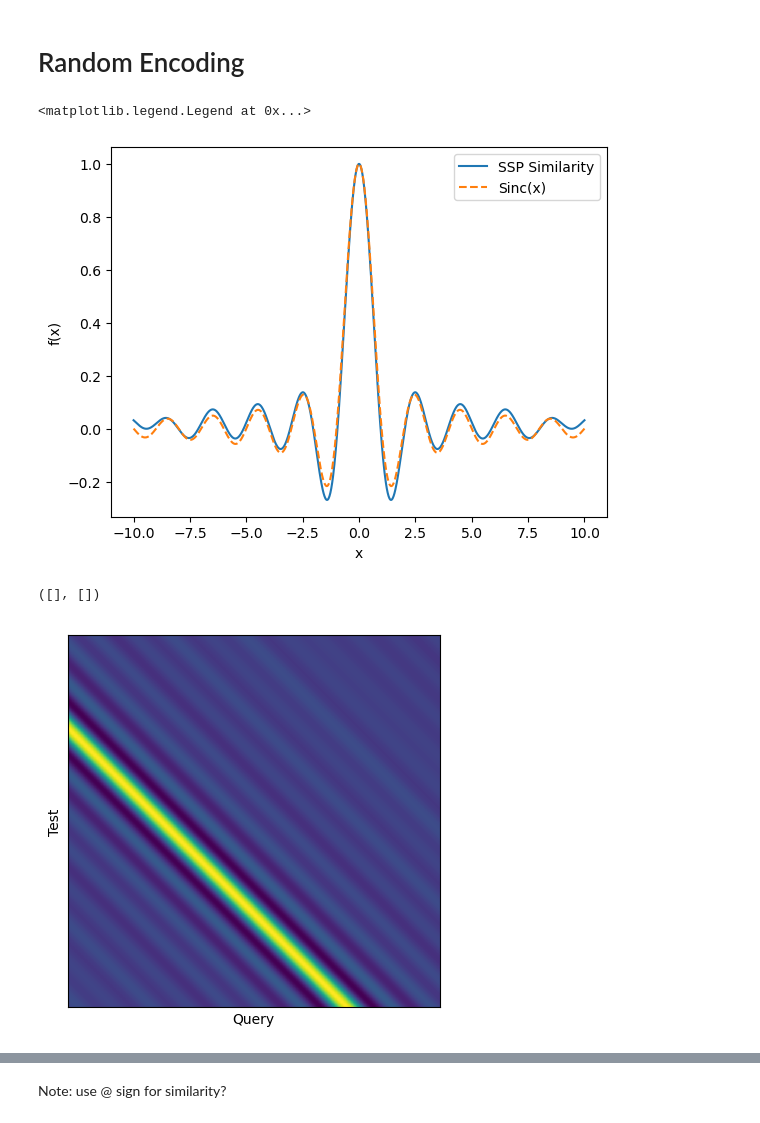
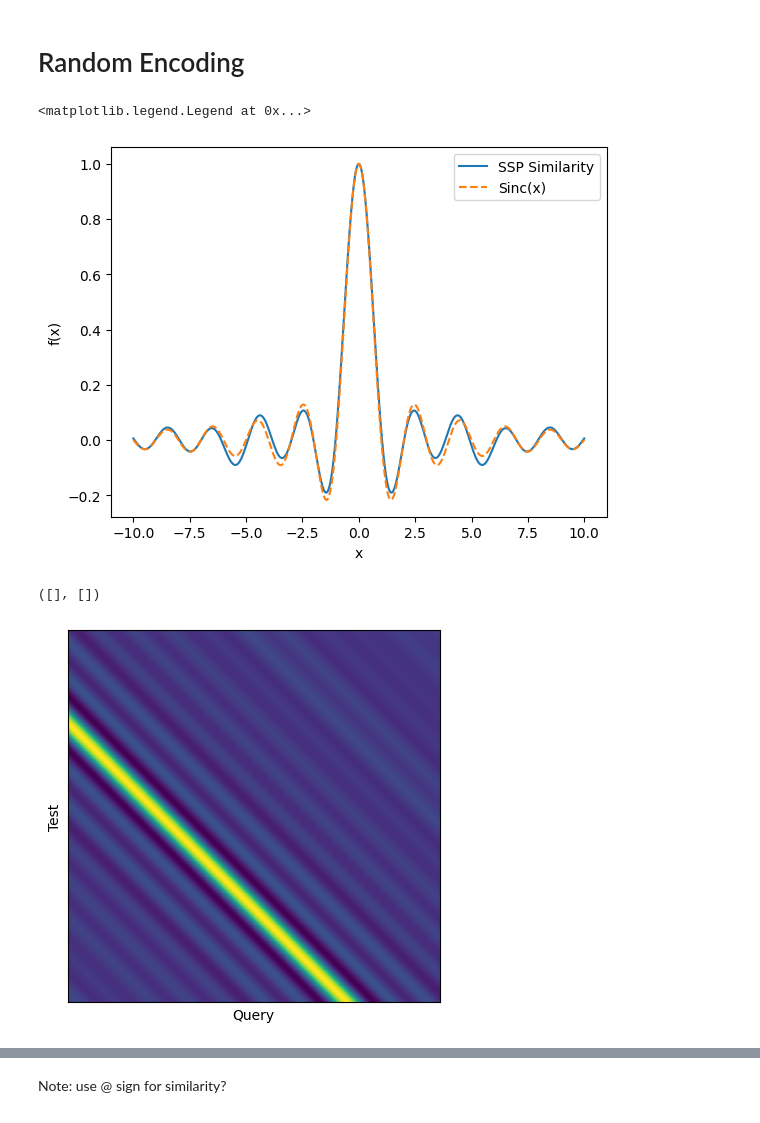
Before and after one commit to ctn-waterloo/sspspace, a Jupyter notebook: notebooks/SSP Space Demo.ipynb, the cells around one changed output, grey strips where cells are left out. Saved outputs shown, nothing was run; the diff lists cells and outputs as text; code cells hidden in the pictures.

```diff
--- a/notebooks/SSP Space Demo.ipynb
+++ b/notebooks/SSP Space Demo.ipynb
@@ -10,25 +13,25 @@ import sspspace
 # Random Encoding
 # %%
 xs = np.linspace(-10,10,1000).reshape((-1,1))
-rand_encoder = sspspace.RandomSSPSpace(domain_dim=1,ssp_dim=1024*2)
+rand_encoder = sspspace.RandomSSPSpace(domain_dim=1, ssp_dim=1024*2, length_scale=1/np.pi)
 
 query_xs_ssp = rand_encoder.encode(xs)
 origin_ssp = rand_encoder.encode([[0]])
 
 sims = query_xs_ssp | origin_ssp
 true_sims = np.sinc(xs)
 
 error = np.mean(np.power(sims-true_sims, 2))
 
 assert error < 0.01, f'Expected error of 0.01, got {error}'
 plt.plot(xs, sims, label='SSP Similarity')
 plt.plot(xs, true_sims, ls='--', label='Sinc(x)')
 plt.xlabel('x')
 plt.ylabel('f(x)')
 plt.legend()
 # %% [output]
 <matplotlib.legend.Legend at 0x...>
-[figure, old version]
+[figure, new version]
 # %%
 test_xs_ssp = rand_encoder.encode(np.linspace(-5,15,1000).reshape((-1,1)))
 sims_2d = query_xs_ssp | test_xs_ssp
@@ -39,7 +42,7 @@ plt.xticks([])
 plt.yticks([])
 # %% [output]
 ([], [])
-[figure, old version]
+[figure, new version]
 # %%
 a = np.array([[0]])
 b = np.array([[5]])
```
Also changed, not shown: parts of 3 cells of this notebook, 1 other file.
